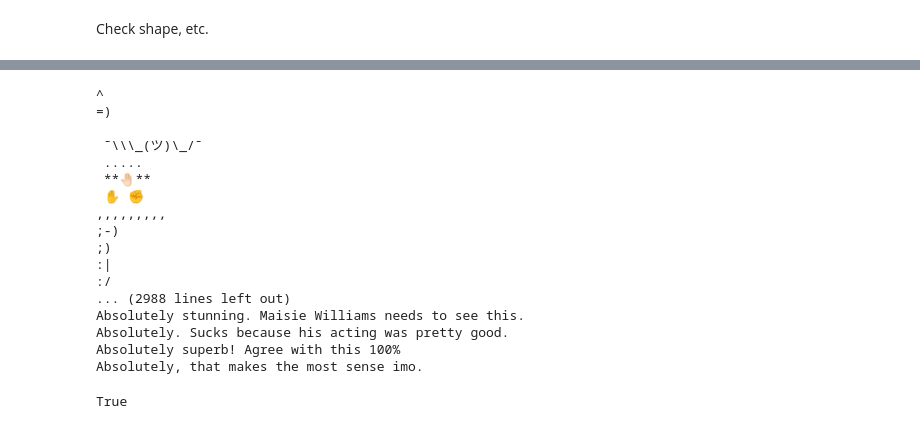
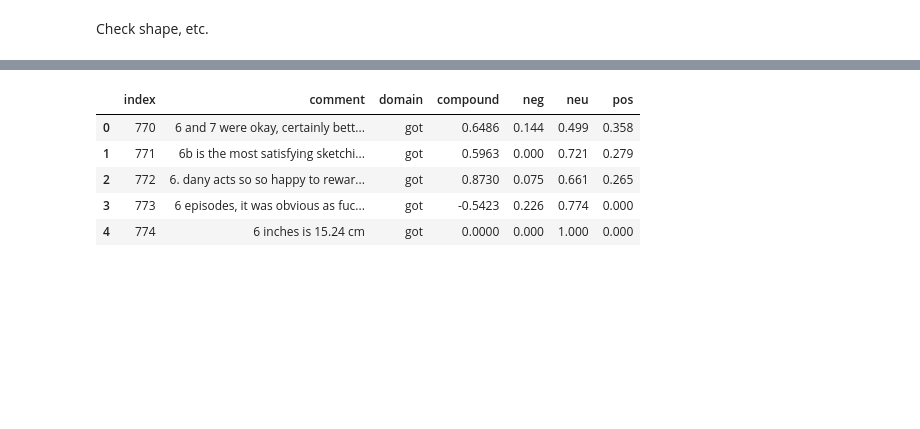
Before and after one commit to miaiseman/a-song-of-vice-and-higher, a Jupyter notebook: data_flow_together_6_11_big_df.ipynb, the cells around one changed output, grey strips where cells are left out. Drawn from its saved outputs; the diff is of its cells as text; code cells hidden in the pictures; blank space fills up the shorter version.

```diff
--- a/data_flow_together_6_11_big_df.ipynb
+++ b/data_flow_together_6_11_big_df.ipynb
@@ -412,21 +318,0 @@ small = df_comms_sent.iloc[1:1000,:]
-# %%
-for comment in small['comment']:
-    print(comment)
-# %% [output]
-^
-=)
-   ‍
- ¯\\\_(ツ)\_/¯
- .....
- **🤚🏻**
- ✋ ✊﻿
-,,,,,,,,,
-;-)
-;)
-:|
-:/
-... (2988 lines left out)
-Absolutely stunning. Maisie Williams needs to see this.
-Absolutely. Sucks because his acting was pretty good.
-Absolutely superb! Agree with this 100%
-Absolutely, that makes the most sense imo.
@@ -435,4 +319,9 @@ blah = "Yup. I don't want Joe Biden, but if he gets the no..."
-# %%
-'Joe Biden' in blah
-# %% [output]
-True
+# %%
+df_check.head()
+# %% [output]
+|  | index | comment | domain | compound | neg | neu | pos |
+| 0 | 770 | 6 and 7 were okay, certainly bett... | got | 0.6486 | 0.144 | 0.499 | 0.358 |
+| 1 | 771 | 6b is the most satisfying sketchi... | got | 0.5963 | 0.000 | 0.721 | 0.279 |
+| 2 | 772 | 6. dany acts so so happy to rewar... | got | 0.8730 | 0.075 | 0.661 | 0.265 |
+| 3 | 773 | 6 episodes, it was obvious as fuc... | got | -0.5423 | 0.226 | 0.774 | 0.000 |
+| 4 | 774 | 6 inches is 15.24 cm | got | 0.0000 | 0.000 | 1.000 | 0.000 |
```
Also changed, not shown: parts of 55 cells of this notebook.
